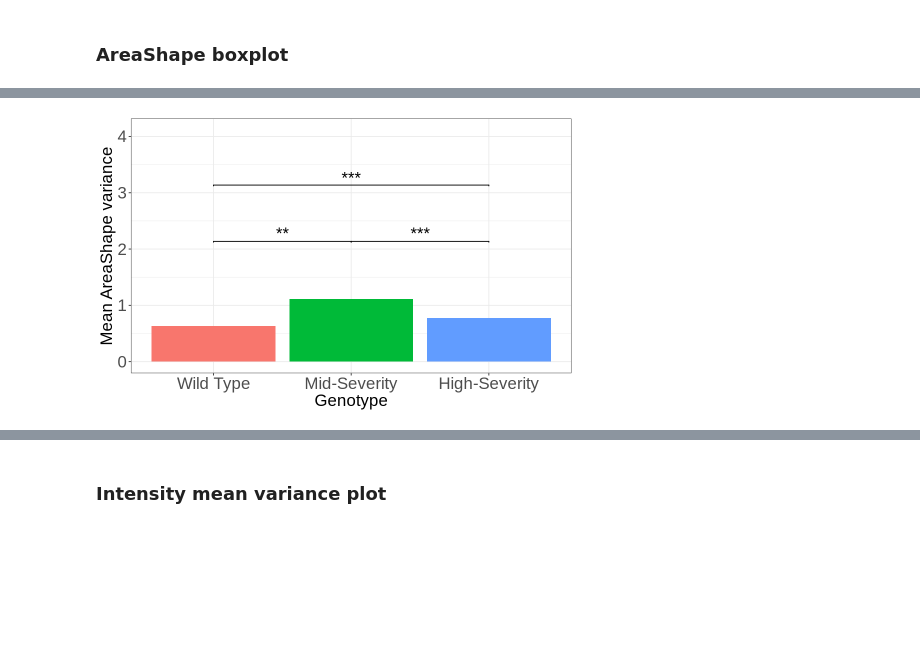
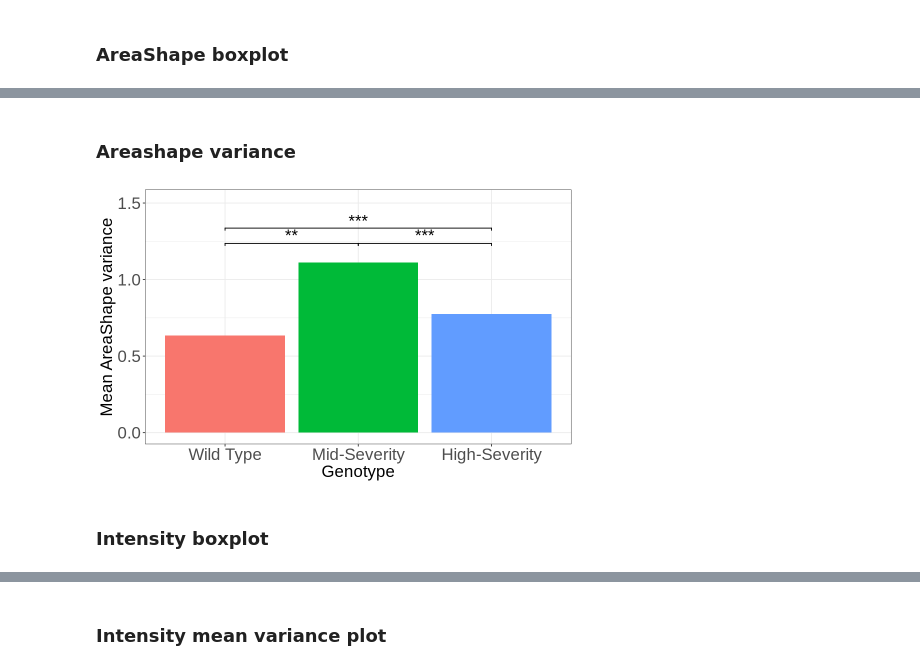
Before and after one commit to MikeLippincott/Nichols_Lab_Collaboration, a Jupyter notebook: 6.analyze_features/notebooks/4c.custom_aggregated_plot_features.ipynb, the cells around one changed output, grey strips where cells are left out. Saved outputs shown, nothing was run; the diff lists cells and outputs as text; code cells hidden in the pictures; blank space fills up the shorter version.

```diff
--- a/6.analyze_features/notebooks/4c.custom_aggregated_plot_features.ipynb
+++ b/6.analyze_features/notebooks/4c.custom_aggregated_plot_features.ipynb
@@ -87,12 +121,25 @@ levene_df_Granularity <- levene_df %>% filter(feature_group == "Granularity")
 levene_df_Neighbors <- levene_df %>% filter(feature_group == "Neighbors")
 levene_df_RadialDistribution <- levene_df %>% filter(feature_group == "RadialDistribution")
 
-# split the variance_df into dfs for each feature group
-variance_df_AreaShape <- variance_stats_df %>% filter(feature_group == "AreaShape")
-variance_df_Intensity <- variance_stats_df %>% filter(feature_group == "Intensity")
-variance_df_Granularity <- variance_stats_df %>% filter(feature_group == "Granularity")
-variance_df_Neighbors <- variance_stats_df %>% filter(feature_group == "Neighbors")
-variance_df_RadialDistribution <- variance_stats_df %>% filter(feature_group == "RadialDistribution")
+raw_features_df_long_AreaShape <- raw_features_df_long %>% filter(feature_type == "AreaShape")
+raw_features_df_long_Intensity <- raw_features_df_long %>% filter(feature_type == "Intensity")
+raw_features_df_long_Granularity <- raw_features_df_long %>% filter(feature_type == "Granularity")
+raw_features_df_long_Neighbors <- raw_features_df_long %>% filter(feature_type == "Neighbors")
+raw_features_df_long_RadialDistribution <- raw_features_df_long %>% filter(feature_type == "RadialDistribution")
+
+variance_df_AreaShape <- variance_df %>% filter(feature_group == "AreaShape")
+variance_df_Intensity <- variance_df %>% filter(feature_group == "Intensity")
+variance_df_Granularity <- variance_df %>% filter(feature_group == "Granularity")
+variance_df_Neighbors <- variance_df %>% filter(feature_group == "Neighbors")
+variance_df_RadialDistribution <- variance_df %>% filter(feature_group == "RadialDistribution")
+
+
+# split the variance_stats_df into dfs for each feature group
+variance_stats_df_AreaShape <- variance_stats_df %>% filter(feature_group == "AreaShape")
+variance_stats_df_Intensity <- variance_stats_df %>% filter(feature_group == "Intensity")
+variance_stats_df_Granularity <- variance_stats_df %>% filter(feature_group == "Granularity")
+variance_stats_df_Neighbors <- variance_stats_df %>% filter(feature_group == "Neighbors")
+variance_stats_df_RadialDistribution <- variance_stats_df %>% filter(feature_group == "RadialDistribution")
 # %% [markdown]
 ## Max variance plots
 # %%
@@ -149,3 +251,5 @@ ggsave(file="custom_aggregated_top_variance_per_genotype.png", plot=coef_gg, pat
+# %% [markdown]
+### Areashape variance
 # %%
 WT_vs_high_significance <- levene_df_AreaShape %>% filter(group == "high_area_v_wt_area")
 WT_vs_unsel_significance <- levene_df_AreaShape %>% filter(group == "unsel_area_v_wt_area")
@@ -154,17 +258,17 @@ WT_vs_high_significance <- WT_vs_high_significance$significance
 WT_vs_unsel_significance <- WT_vs_unsel_significance$significance
 unsel_vs_high_significance <- unsel_vs_high_significance$significance
 # make genotype a factor
-variance_df_AreaShape$Metadata_genotype <- factor(variance_df_AreaShape$Metadata_genotype, levels = c("Wild Type", "Mid-Severity", "High-Severity"))
+variance_stats_df_AreaShape$Metadata_genotype <- factor(variance_stats_df_AreaShape$Metadata_genotype, levels = c("Wild Type", "Mid-Severity", "High-Severity"))
 width <- 8
 height <- 5
 options(repr.plot.width=width, repr.plot.height=height)
 
 # get the max value of the variance
-max_var <- max(variance_df_AreaShape$variance_mean)
+max_var <- max(variance_stats_df_AreaShape$variance_mean)
 # add 0.3 to the max value to get the y max
-max_var_plot <- max_var + 3
+max_var_plot <- max_var + 0.4
 areashape_plot <- (
-        ggplot(variance_df_AreaShape, aes(x = Metadata_genotype, y = variance_mean, fill = Metadata_genotype))
+        ggplot(variance_stats_df_AreaShape, aes(x = Metadata_genotype, y = variance_mean, fill = Metadata_genotype))
         + geom_bar(stat = "identity")
         + labs(x = "Genotype", y = "Mean AreaShape variance", fill = "Genotype")
         # remove the x axis label
@@ -173,34 +277,37 @@ areashape_plot <- (
             axis.ticks.x = element_blank(),
             axis.text.x = element_blank()
         )
         + theme_bw()
         + figure_theme
         # add significance bars
         + geom_signif(
             comparisons = list(c("High-Severity","Mid-Severity")),
             annotations = unsel_vs_high_significance,
             textsize = 7,
-            y_position = c(max_var+1, max_var+1.5)
+            y_position = c(max_var+0.1, max_var+0.15)
         )
         + geom_signif(
             comparisons = list(c("Wild Type","Mid-Severity")),
             annotations = WT_vs_unsel_significance,
             textsize = 7,
-            y_position = c(max_var+1, max_var+1.5)
+            y_position = c(max_var+0.1, max_var+0.15)
         )
         + geom_signif(
             comparisons = list(c("High-Severity","Wild Type")),
             annotations = WT_vs_high_significance,
             textsize = 7,
             vjust = 0.1,
-            y_position = c(max_var+2, max_var+2.5)
+            y_position = c(max_var+0.2, max_var+0.25)
 
         )
         # # remove the legend
         + theme(legend.position = "none")
         + ylim(0,max_var_plot)
     )
 areashape_plot
+
 ggsave(file="custom_aggregated_variance_across_genotype_AreaShape.png", plot=areashape_plot, path= file.path(fig_path), dpi=600, width=width, height=height, units="in", limitsize = FALSE)
 # %% [output]
-[figure, old version]
+[figure, new version]
+# %% [markdown]
+### Intensity boxplot
```
Also changed, not shown: parts of 14 cells of this notebook, 56 other files.
